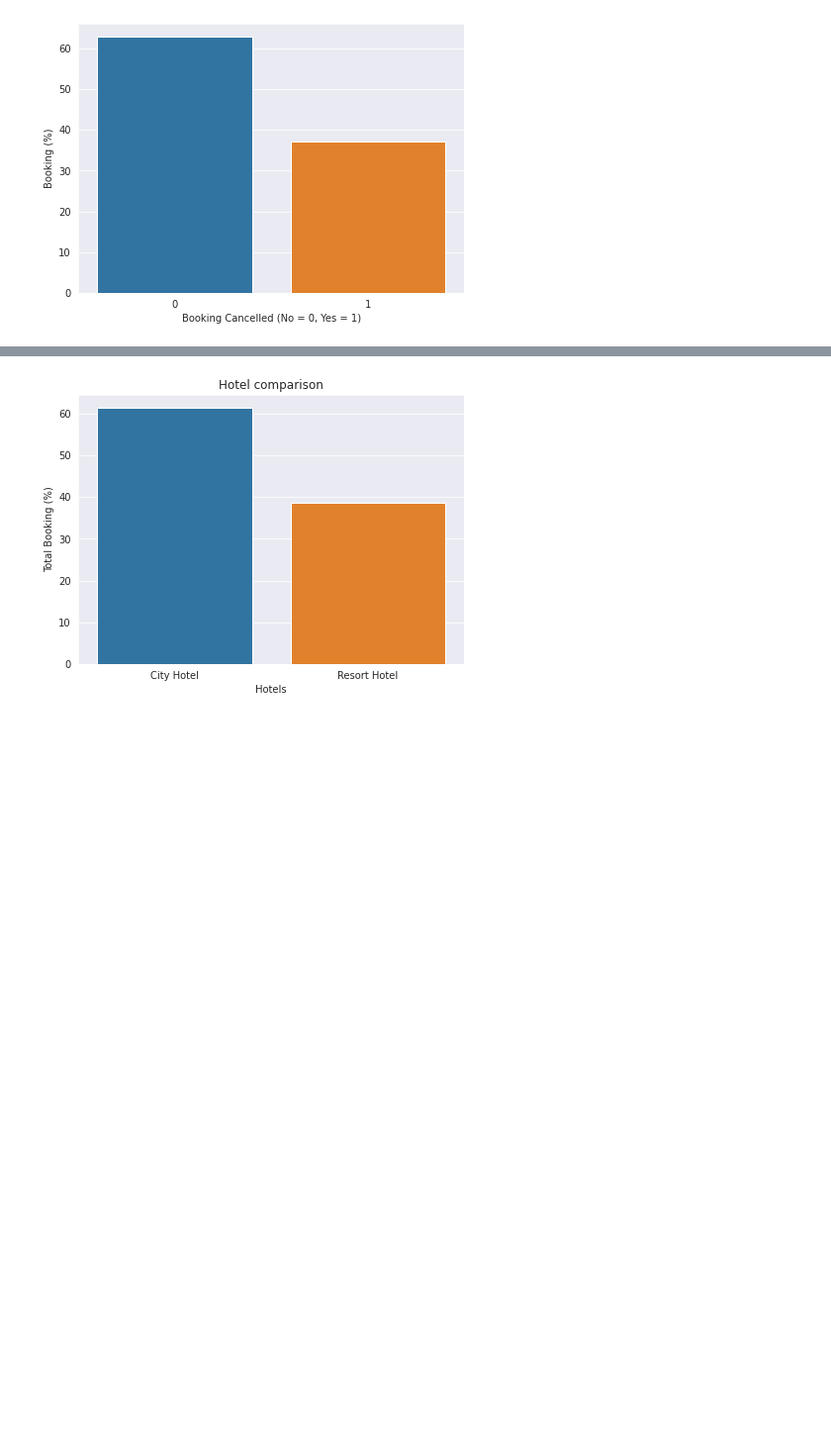
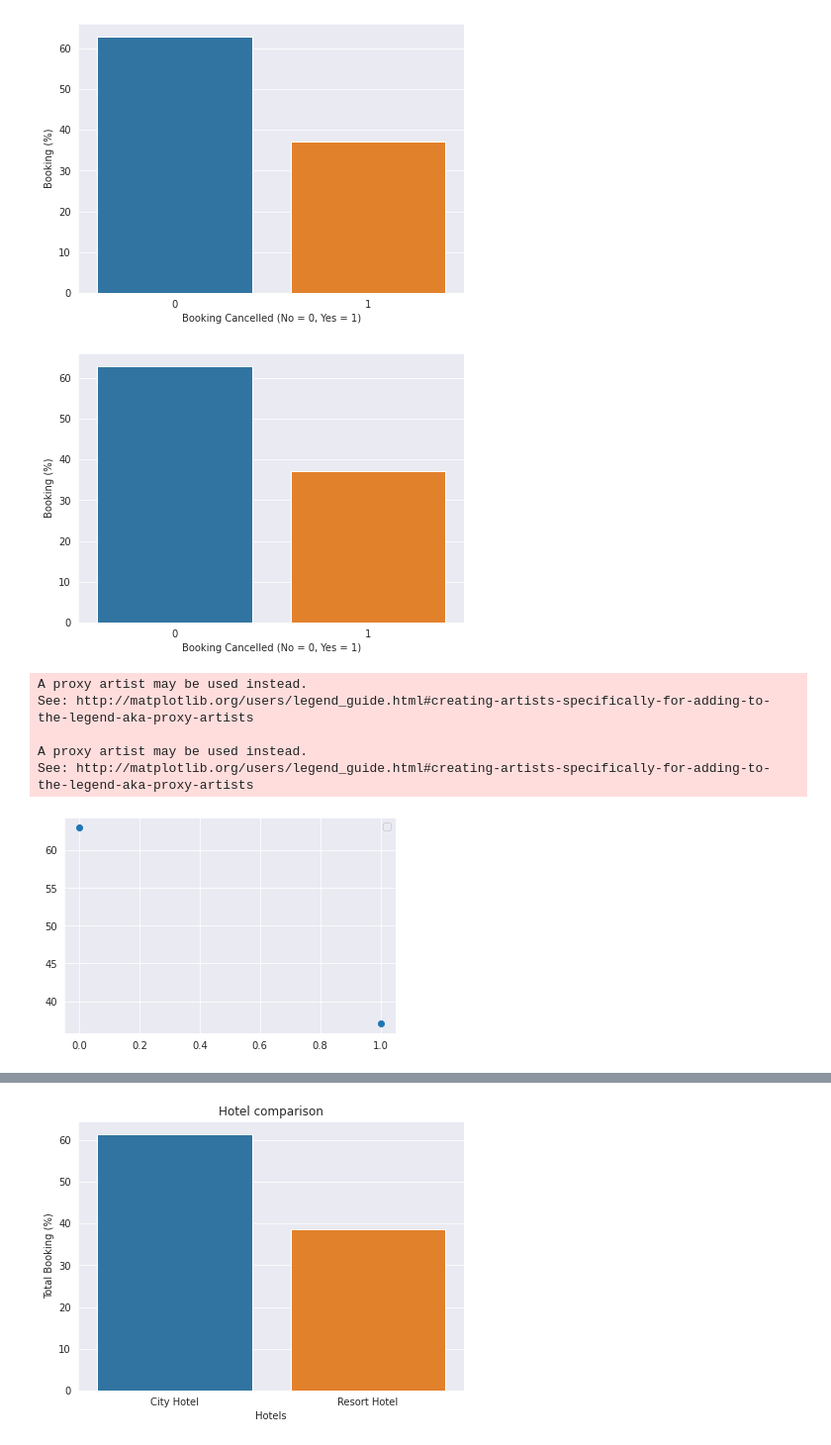
Before and after one commit to Premjit1/Hotel-booking-analysis, a Jupyter notebook: Hotel_booking_analysis.ipynb, the cells around one changed output, grey strips where cells are left out. Shown at 99% size. Cells and saved outputs as stored; diff of their text form; code cells hidden in the pictures; blank space fills up the shorter version.

```diff
--- a/Hotel_booking_analysis.ipynb
+++ b/Hotel_booking_analysis.ipynb
@@ -151,6 +160,22 @@ x,y = get_count(df['is_canceled'])
 plot(x,y, x_label='Booking Cancelled (No = 0, Yes = 1)', y_label='Booking (%)')
 # %% [output]
 [figure]
+# %%
+#lets see some basic assumptions
+# 1. how many booking were cancelled
+x,y = get_count(df['is_canceled'])
+plot(x,y, x_label='Booking Cancelled (No = 0, Yes = 1)', y_label='Booking (%)')
+plt.scatter(x, y)
+plt.legend(x,y)
+plt.show()
+# %% [output]
+[figure, added]
+A proxy artist may be used instead.
+See: http://matplotlib.org/users/legend_guide.html#creating-artists-specifically-for-adding-to-the-legend-aka-proxy-artists
+
+A proxy artist may be used instead.
+See: http://matplotlib.org/users/legend_guide.html#creating-artists-specifically-for-adding-to-the-legend-aka-proxy-artists
+[figure, added]
 # %%
 # for let us For further analysis, Select only those booking which did not get cancelled.
 df_not_canceled = df[df['is_canceled'] == 0]
```
Also changed, not shown: parts of 4 cells of this notebook.
